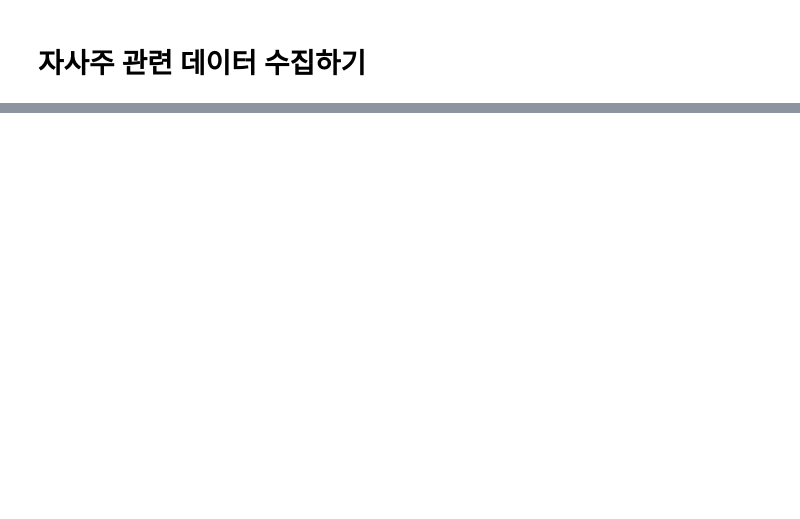
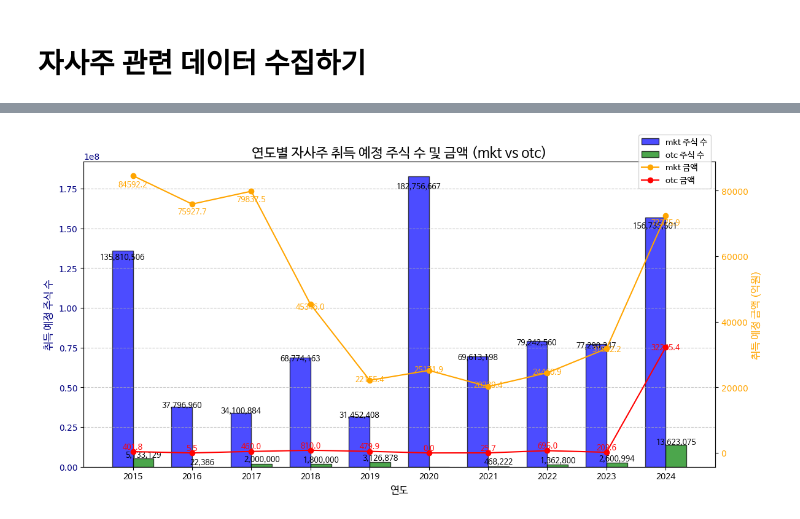
Before and after one commit to beaten-by-the-market/dart_disclosure, a Jupyter notebook: basic_listing_data.ipynb, the cells around one changed output, grey strips where cells are left out. Saved outputs shown, nothing was run; the diff lists cells and outputs as text; code cells hidden in the pictures; blank space fills up the shorter version.

```diff
--- a/basic_listing_data.ipynb
+++ b/basic_listing_data.ipynb
@@ -487,0 +453,100 @@ plt.show()
+# %%
+# 정규식 패턴 정의
+pattern_mkt = re.compile(r'시장|장내|시간\s?외|거래소')  # '시간 외'와 '시간외'를 모두 포함
+pattern_otc_exclude = re.compile(r'시장\s?외')  # '시장 외'와 '시장외'를 모두 포함
+
+# method 열 생성
+def categorize_method(method):
+    if pattern_mkt.search(method) and not pattern_otc_exclude.search(method):
+        return 'mkt'
+    else:
+        return 'otc'
+
+# 새로운 열에 카테고리 할당
+df_dart_buyback['method'] = df_dart_buyback['취득방법_취득방법_취득방법'].apply(categorize_method)
+# %%
+# 연도별 mkt, otc로 나눈 집계
+annual_summary = df_dart_buyback.groupby(['연도', 'method']).agg({
+    '취득예정주식(주)_취득예정주식(주)_보통주식': 'sum',
+    '취득예정금액(원)_취득예정금액(원)_보통주식': 'sum'
+}).reset_index()
+
+# 연도별로 mkt와 otc로 나눠서 데이터 생성
+mkt_summary = annual_summary[annual_summary['method'] == 'mkt']
+otc_summary = annual_summary[annual_summary['method'] == 'otc']
+
+# 그래프 크기 설정
+fig, ax1 = plt.subplots(figsize=(12, 6))
+
+# 막대 그래프: mkt와 otc 별로 색상 다르게 표시
+bar_width = 0.35  # 막대 폭
+indices = mkt_summary['연도']  # x축 연도 값
+bars_mkt = ax1.bar(indices - bar_width / 2,
+                   mkt_summary['취득예정주식(주)_취득예정주식(주)_보통주식'],
+                   color='blue', edgecolor='black', alpha=0.7, label='mkt 주식 수', width=bar_width)
+
+bars_otc = ax1.bar(indices + bar_width / 2,
+                   otc_summary['취득예정주식(주)_취득예정주식(주)_보통주식'],
+                   color='green', edgecolor='black', alpha=0.7, label='otc 주식 수', width=bar_width)
+
+# 축 라벨 및 눈금 설정
+ax1.set_xlabel('연도', fontproperties=font, fontsize=12)
+ax1.set_ylabel('취득 예정 주식 수', fontproperties=font, fontsize=12, color='navy')
+ax1.tick_params(axis='y', labelcolor='navy')
+plt.xticks(indices, fontproperties=font, fontsize=10)
+
+# 보조축 추가: mkt와 otc의 라인 그래프
+ax2 = ax1.twinx()
+
+line_mkt, = ax2.plot(mkt_summary['연도'],
+                     mkt_summary['취득예정금액(원)_취득예정금액(원)_보통주식'] ,
+                     color='orange', marker='o', label='mkt 금액')
+
+line_otc, = ax2.plot(otc_summary['연도'],
+                     otc_summary['취득예정금액(원)_취득예정금액(원)_보통주식'] ,
+                     color='red', marker='o', label='otc 금액')
+
+ax2.set_ylabel('취득 예정 금액 (억원)', fontproperties=font, fontsize=12, color='orange')
+ax2.tick_params(axis='y', labelcolor='orange')
+
+# 데이터 라벨 추가 (막대 및 라인 그래프)
+for bar in bars_mkt:
+    height = bar.get_height()
+    if height > 0:
+        ax1.text(bar.get_x() + bar.get_width() / 2, height * 0.95,
+                 f'{height:,.0f}', ha='center', va='bottom',
+                 fontproperties=font, fontsize=9)
+
+for bar in bars_otc:
+    height = bar.get_height()
+    if height > 0:
+        ax1.text(bar.get_x() + bar.get_width() / 2, height * 0.95,
+                 f'{height:,.0f}', ha='center', va='bottom',
+                 fontproperties=font, fontsize=9)
+
+for i, value in enumerate(mkt_summary['취득예정금액(원)_취득예정금액(원)_보통주식'] ):
+    ax2.text(mkt_summary['연도'].iloc[i], value * 0.95,
+             f'{value:.1f}', color='orange', fontsize=9,
+             ha='center', va='bottom', fontproperties=font)
+
+for i, value in enumerate(otc_summary['취득예정금액(원)_취득예정금액(원)_보통주식'] ):
+    ax2.text(otc_summary['연도'].iloc[i], value * 0.95,
+             f'{value:.1f}', color='red', fontsize=9,
+             ha='center', va='bottom', fontproperties=font)
+
+# y축 그리드 추가
+ax1.grid(axis='y', linestyle='--', alpha=0.7)
+
+# 범례 추가
+fig.legend(loc='right', bbox_to_anchor=(1, 1), bbox_transform=ax1.transAxes, prop=font)
+
+# 그래프 제목 설정
+plt.title('연도별 자사주 취득 예정 주식 수 및 금액 (mkt vs otc)', fontproperties=font, fontsize=16)
+
+# 그래프 여백 조정
+plt.tight_layout()
+
+# 그래프 표시
+plt.show()
+# %% [output]
+[figure, added]
```
Also changed, not shown: parts of 66 cells of this notebook.
